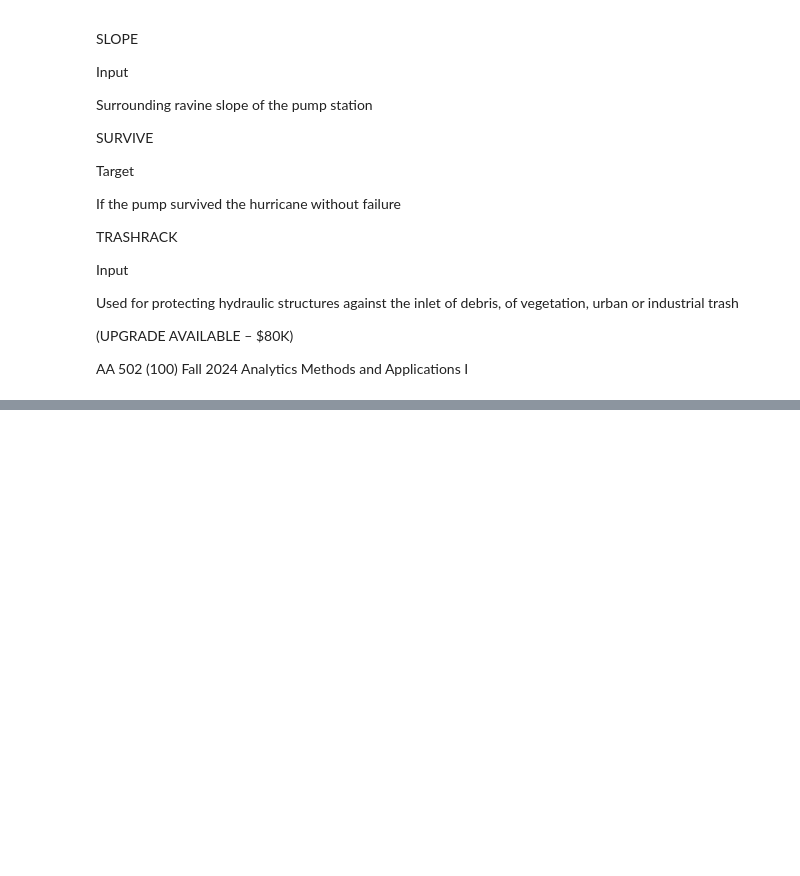
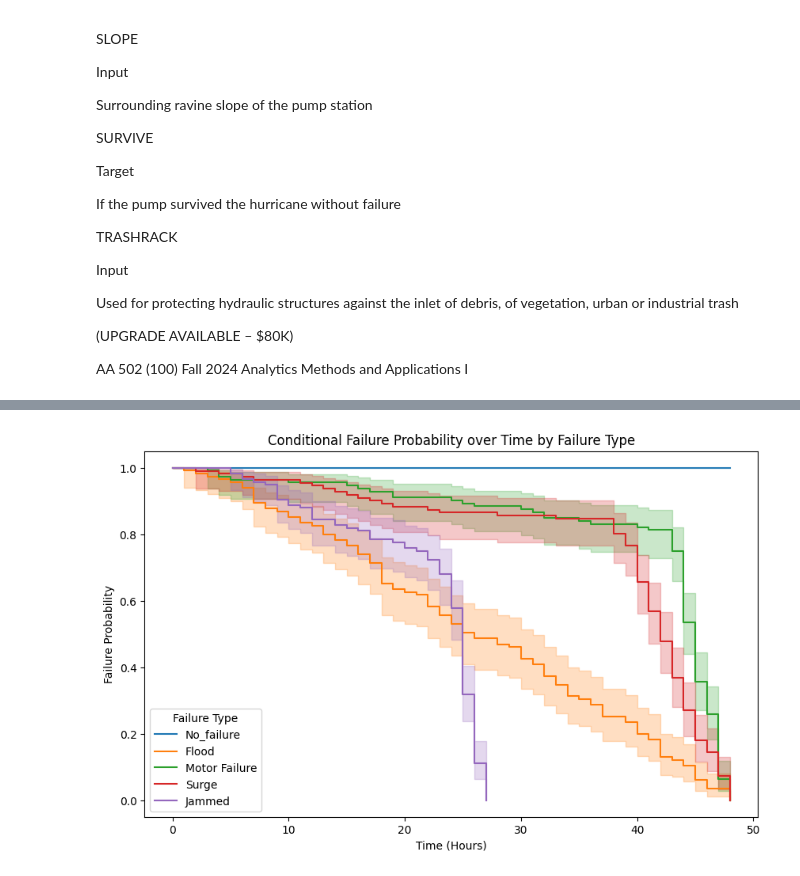
Before and after one commit to fred-lindsey/msa_ml_repo, a Jupyter notebook: survival_hw.ipynb, the cells around one changed output, grey strips where cells are left out. Drawn from its saved outputs; the diff is of its cells as text; code cells hidden in the pictures; blank space fills up the shorter version.

```diff
--- a/survival_hw.ipynb
+++ b/survival_hw.ipynb
@@ -148,0 +426,35 @@ AA 502 (100) Fall 2024 Analytics Methods and Applications I
+# %%
+from lifelines import KaplanMeierFitter
+import matplotlib.pyplot as plt
+
+# Initialize the plot
+plt.figure(figsize=(10, 6))
+
+# Define failure types and their labels
+failure_types = {
+    0: 'No_failure',
+    1: 'Flood',
+    2: 'Motor Failure',
+    3: 'Surge',
+    4: 'Jammed'
+}
+
+# Loop through each failure type, fit the Kaplan-Meier model, and plot the failure probabilities
+for reason, label in failure_types.items():
+    df_reason = df[df['reason'] == reason]
+
+    # Fit Kaplan-Meier model
+    kmf = KaplanMeierFitter()
+    kmf.fit(df_reason['hour'], event_observed=(df_reason['survive']==0))
+
+    # Plot the failure probability (1 - survival function)
+    kmf.plot_survival_function(label=label)
+
+# Customize and show the plot
+plt.title("Conditional Failure Probability over Time by Failure Type")
+plt.xlabel("Time (Hours)")
+plt.ylabel("Failure Probability")
+plt.legend(title="Failure Type")
+plt.show()
+# %% [output]
+[figure, added]
```
Also changed, not shown: parts of 66 cells of this notebook, 13 other files.
